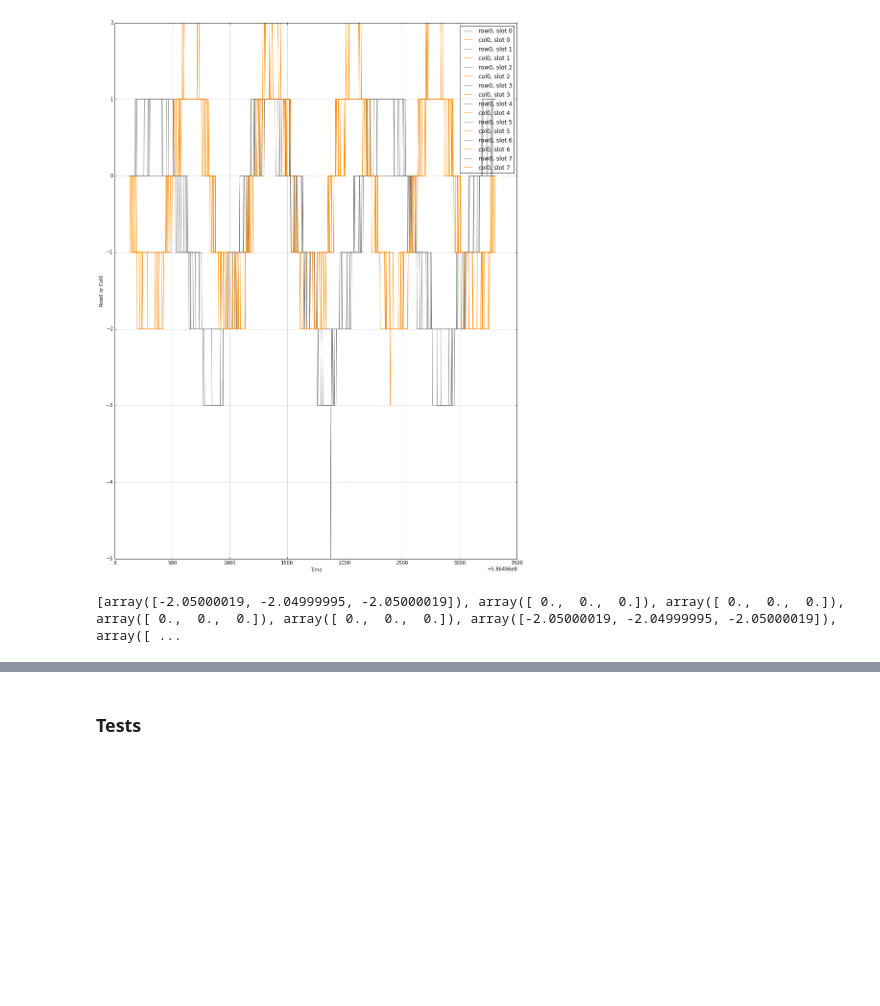
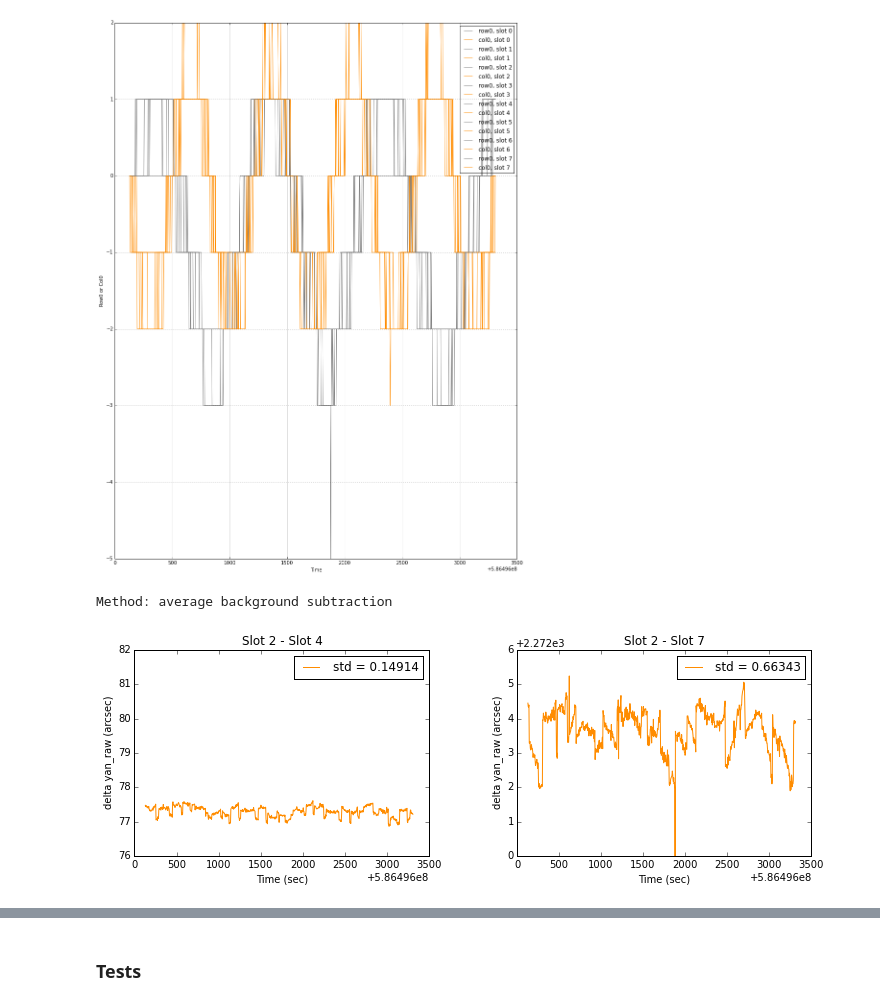
Before and after one commit to malgosias/aca_dark_current, a Jupyter notebook: aca_dark_current.ipynb, the cells around one changed output, grey strips where cells are left out. Drawn from its saved outputs; the diff is of its cells as text; code cells hidden in the pictures; blank space fills up the shorter version.

Commit message:
Added option for various bgd subtraction method

```diff
--- a/aca_dark_current.ipynb
+++ b/aca_dark_current.ipynb
@@ -453,10 +507,14 @@ plt.ylabel("Row0 or Col0")
 # %% [output]
 <matplotlib.text.Text at 0x...>
 [figure]
-# %%
-print [(t['time'][2] - t['time'][slot])[:3] for slot in slots]
-# %% [output]
-[array([-2.05000019, -2.04999995, -2.05000019]), array([ 0.,  0.,  0.]), array([ 0.,  0.,  0.]), array([ 0.,  0.,  0.]), array([ 0.,  0.,  0.]), array([-2.05000019, -2.04999995, -2.05000019]), array([ ...
+# %%
+dt = [0, -2.05] # shift in sec between time axes for slot pairs (2, 4) and (2, 7)
+key = 'yan_raw'
+plot_d_ang(key, dt, t_ba)
+print "Method: average background subtraction"
+# %% [output]
+Method: average background subtraction
+[figure, added]
 # %%
 dt = [0, -2.05] # shift in sec between time axes for slot pairs (2, 4) and (2, 7)
 key = 'yan_raw'
```
Also changed, not shown: parts of 18 cells of this notebook.
